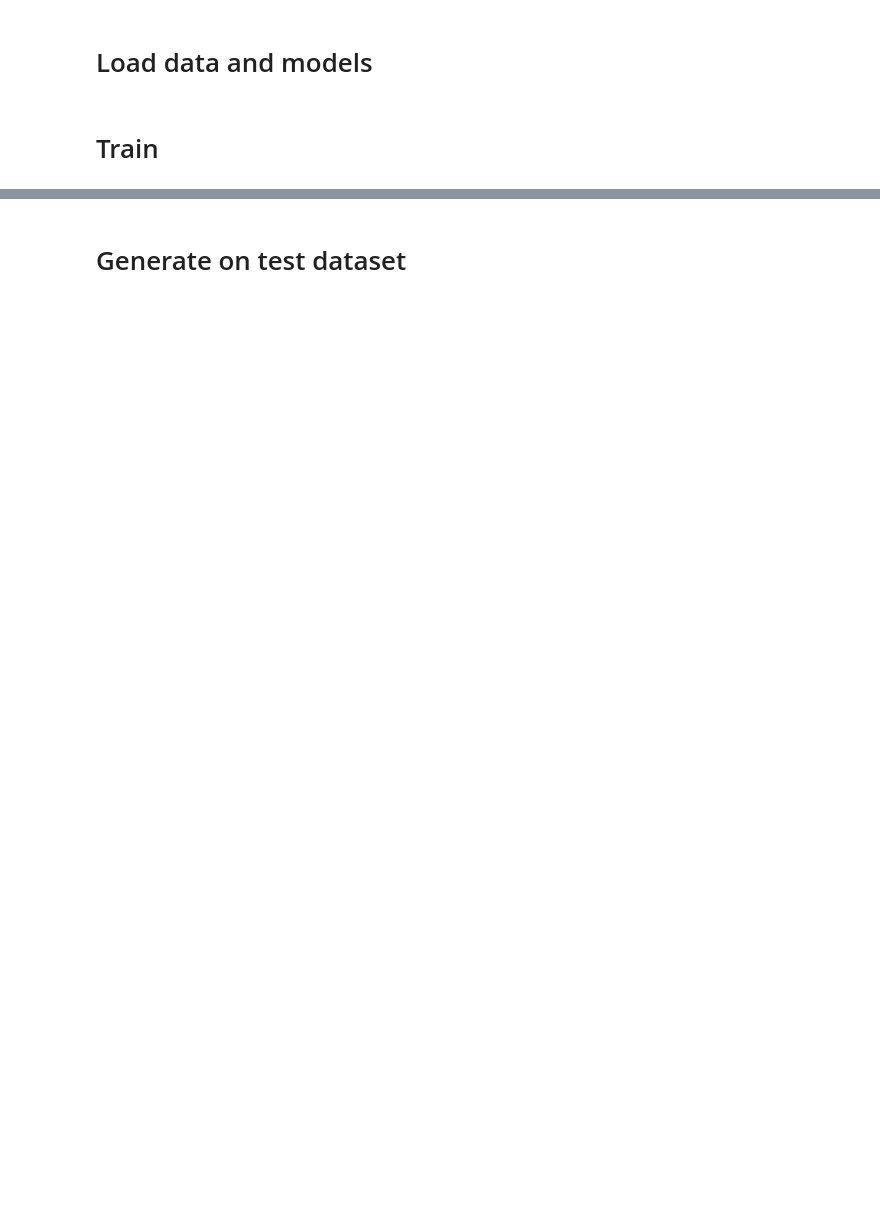
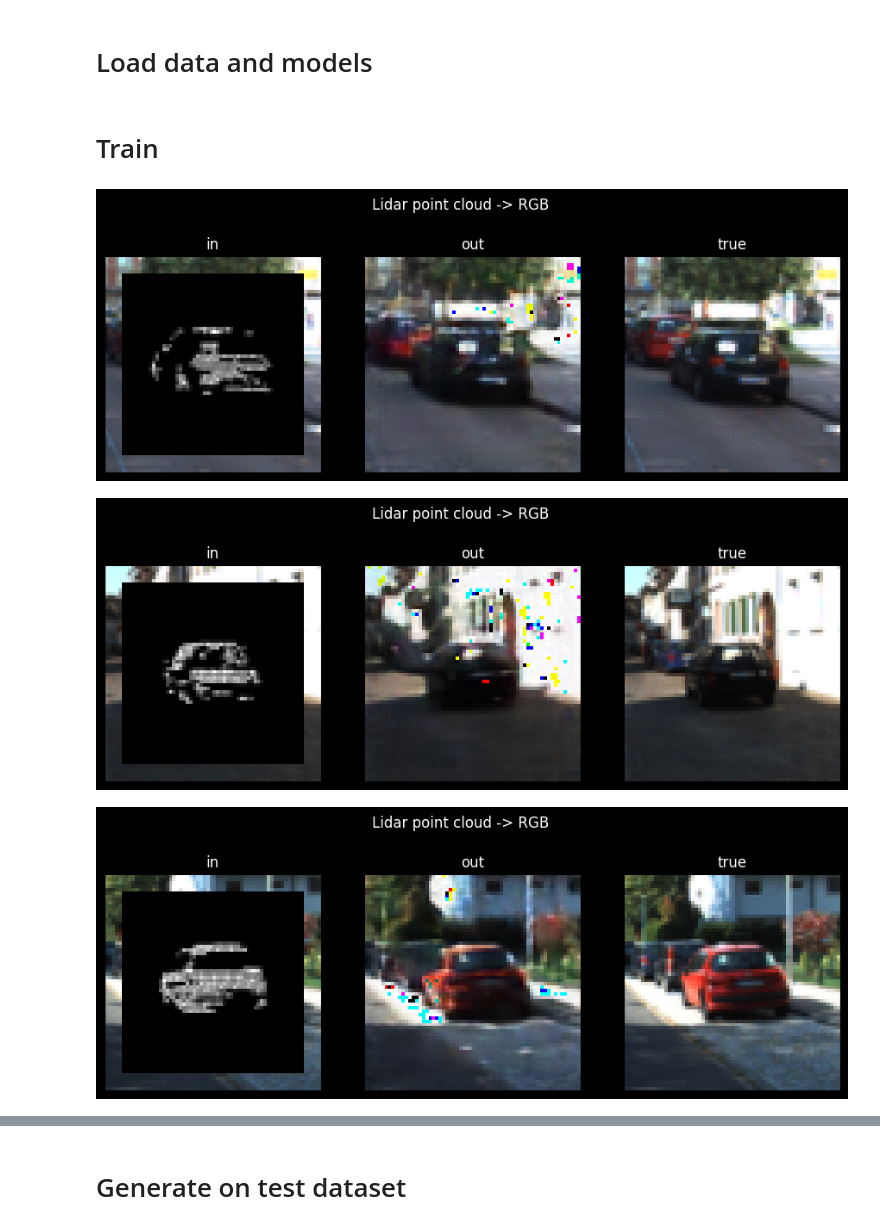
Before and after one commit to djadkin/Kitti-Lidar2Pix-GAN, a Jupyter notebook: notebooks/Lidar2Pix.ipynb, the cells around one changed output, grey strips where cells are left out. Saved outputs shown, nothing was run; the diff lists cells and outputs as text; code cells hidden in the pictures; blank space fills up the shorter version.

Commit message:
notebook test run

```diff
--- a/notebooks/Lidar2Pix.ipynb
+++ b/notebooks/Lidar2Pix.ipynb
@@ -23,9 +23,8 @@ import matplotlib.pyplot as plt
 from skimage import io
 from IPython.display import clear_output
 
-#%matplotlib inline
-torch.manual_seed(1)
-#%config InlineBackend.figure_format = 'svg' # 'svg', 'retina'
+%matplotlib inline
+#torch.manual_seed(1)
 
 # Params
 MIN_POINTS = 300
@@ -34,19 +33,17 @@ IMG_W = 1238
 batch_size = 64
 
 # Data folders
-PC_DIR = './data/processed/{}/training/point_clouds/'.format(MIN_POINTS)
-IMG_DIR = './data/processed/{}/training/image_2/'.format(MIN_POINTS)
-CENTERS_DIR = './data/processed/{}/training/centers/'.format(MIN_POINTS)
-CALIB_DIR = './data/processed/{}/training/calib/'.format(MIN_POINTS)
+PC_DIR = '../data/processed/{}/training/point_clouds/'.format(MIN_POINTS)
+IMG_DIR = '../data/processed/{}/training/image_2/'.format(MIN_POINTS)
+CENTERS_DIR = '../data/processed/{}/training/centers/'.format(MIN_POINTS)
+CALIB_DIR = '../data/processed/{}/training/calib/'.format(MIN_POINTS)
 
 # Point cloud to image projection
 def pcd_to_img(pcd, index):
     FRAME = f'{"0"*(6 - len(str(index)))}{index}'
     # Load binary point cloud
-
     with open(f'{CALIB_DIR}{FRAME}.txt', 'r') as f:
         calib = f.readlines()
-
     P2 = np.array([float(x) for x in calib[2].strip('\n').split(' ')[1:]]).reshape(3, 4)
     R0_rect = np.array([float(x) for x in calib[4].strip('\n').split(' ')[1:]]).reshape(3,3)
     # Add a 1 in bottom-right, reshape to 4 x 4
@@ -58,16 +55,13 @@ def pcd_to_img(pcd, index):
     pcd = pcd.reshape((-1, 4))
     points, reflectances = pcd[:, 0:3], pcd[:, 3]
     velo = np.insert(points,3,1,axis=1).T
-    #cam = P2 * R0_rect * Tr_velo_to_cam * velo
     cam = P2.dot(R0_rect.dot(Tr_velo_to_cam.dot(velo)))
     cam[:2] /= cam[2,:]
-    #velo = np.delete(velo,np.where(velo[0,:]<0),axis=1)
     return cam, reflectances
 
 # Embed point cloud projection in camera image
 def make_hybrid_image(border_size, pcd, img):
     """ Place projected point cloud image inside the RGB image """
-
     imsize = img.shape[-1]
     hybrid_img = img.detach().clone()
     pcd_center = pcd.detach().clone()[:, :,
@@ -87,12 +81,10 @@ def show_results(data, clip=4, save=False):
         clip: int  -- The number of images in the batch to show
     """
     titles = ['in', 'out', 'true']
-
     # Don't try to show more than exists
     if clip > data[0].shape[0]:
         clip = data[0].shape[0]
-
-
+    # Plot
     for j in range(clip):
         fig, axes = plt.subplots(1, 3, sharey=True, figsize=(11,4))
         fig.suptitle('Lidar point cloud -> RGB', color="white")
@@ -399,10 +391,10 @@ device = torch.device("cuda:0" if torch.cuda.is_available() else "cpu")
 
 # load saved generator
 G_Net = AttentionUNet()
-G_Net.load_state_dict(torch.load("G_30"))
+G_Net.load_state_dict(torch.load("G"))
 G_Net.to(device)
 D_Net = NLayerDiscriminator(3)
-D_Net.load_state_dict(torch.load("D_30"))
+D_Net.load_state_dict(torch.load("D"))
 D_Net.to(device)
 # Initialize BCELoss function
 criterion = nn.BCEWithLogitsLoss()
@@ -421,7 +413,7 @@ optimizerG = optim.Adam(G_Net.parameters(), lr=lr, betas=(0.5, 0.999))
 # %%
 scaler = torch.cuda.amp.GradScaler()
 
-for epoch in range(100):
+for epoch in range(1):
     G_err_avg = 0.
     D_err_avg = 0.
     t_start = time.time()
@@ -464,33 +456,37 @@ for epoch in range(100):
         with torch.amp.autocast(device_type="cuda", dtype=torch.float16):
             # Generator optimization
             fake_batch = G_Net(hyb_batch)
             D_out_fake = D_Net(fake_batch).view(-1)
 
             G_target = torch.full(D_out_fake.shape, real_label, device=device)
 
             G_err = criterion(D_out_fake, G_target) + 100*L1(fake_batch, img_batch)
         # Scaler
         scaler.scale(G_err).backward()
         scaler.step(optimizerG)
         scaler.update()
 
         # No scaler
         #G_err.backward()
         #optimizerG.step()
 
-        with open('p2p_losses_.txt', 'a') as f:
+        with open('p2p_losses_test.txt', 'a') as f:
             f.write(f'{epoch}, {i}, {D_err}, {G_err}\n')
         t_end = time.time()
         print(D_err.item(), G_err.item())
 
     if epoch % 10 == 0:
-        torch.save(G_Net.state_dict(), "G")
-        torch.save(D_Net.state_dict(), "D")
+        torch.save(G_Net.state_dict(), "G_test")
+        torch.save(D_Net.state_dict(), "D_test")
 
     if (epoch + 1) % 1 == 0:
         clear_output(wait=True)
         display_data = [hyb_batch[:, 3:, :, :].detach().cpu(),
                         fake_batch.detach().cpu(),
                         img_batch.detach().cpu()]
         show_results(display_data, clip=4, save=False)
         plt.show()
+# %% [output]
+[figure, added]
+[figure, added]
+[figure, added]
```
Also changed, not shown: parts of 4 cells of this notebook.
